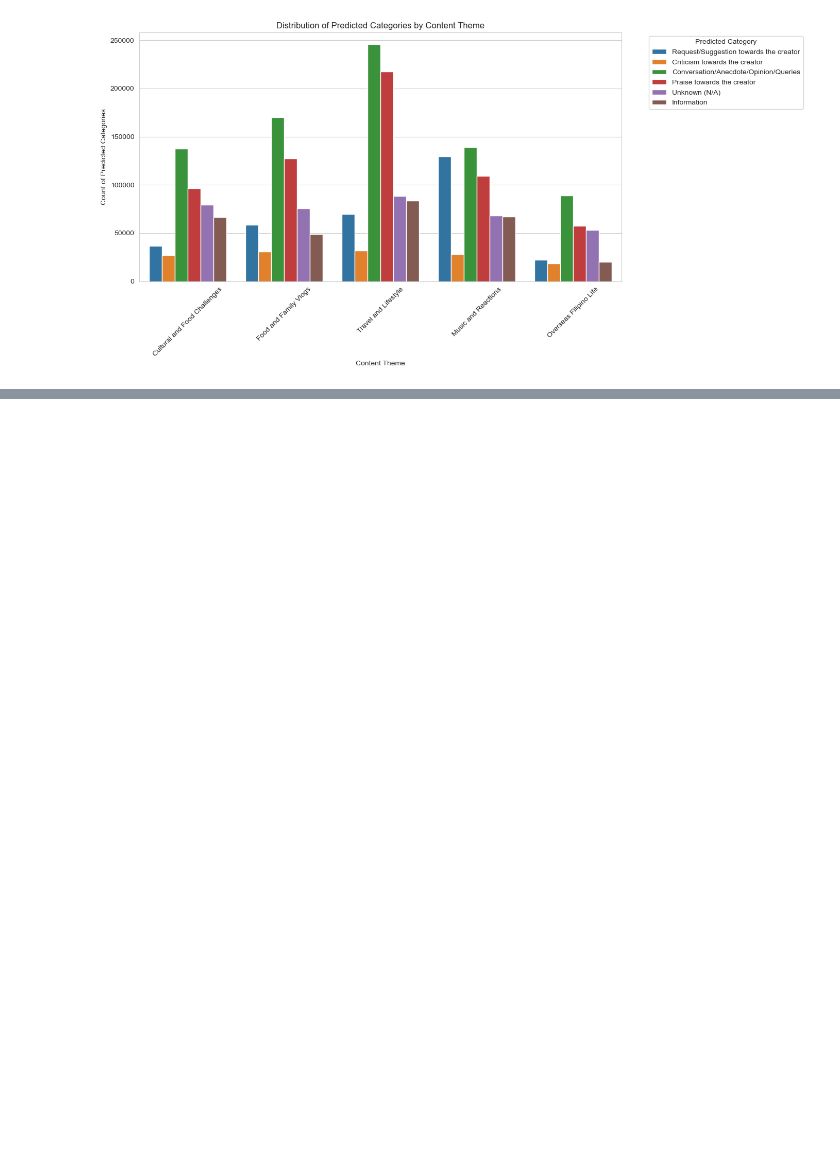
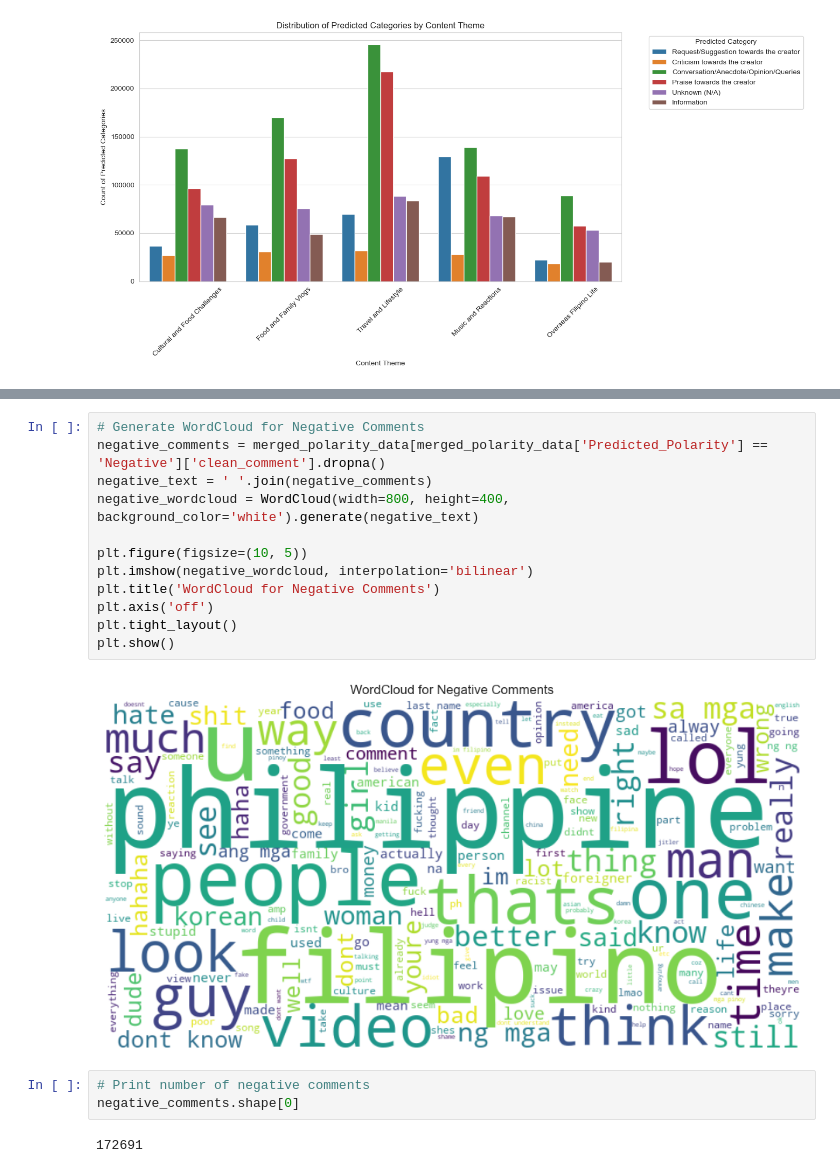
Before and after one commit to jaiiraaaaaa/thesis_EDA, a Jupyter notebook: Thesis_EDA.ipynb, the cells around one changed output, grey strips where cells are left out. Cells and saved outputs as stored; diff of their text form; blank space fills up the shorter version.

```diff
--- a/Thesis_EDA.ipynb
+++ b/Thesis_EDA.ipynb
@@ -560,0 +603,19 @@ plt.show()
+# %%
+# Generate WordCloud for Negative Comments
+negative_comments = merged_polarity_data[merged_polarity_data['Predicted_Polarity'] == 'Negative']['clean_comment'].dropna()
+negative_text = ' '.join(negative_comments)
+negative_wordcloud = WordCloud(width=800, height=400, background_color='white').generate(negative_text)
+
+plt.figure(figsize=(10, 5))
+plt.imshow(negative_wordcloud, interpolation='bilinear')
+plt.title('WordCloud for Negative Comments')
+plt.axis('off')
+plt.tight_layout()
+plt.show()
+# %% [output]
+[figure, added]
+# %%
+# Print number of negative comments
+negative_comments.shape[0]
+# %% [output]
+172691
```
Also changed, not shown: parts of 28 cells of this notebook.
